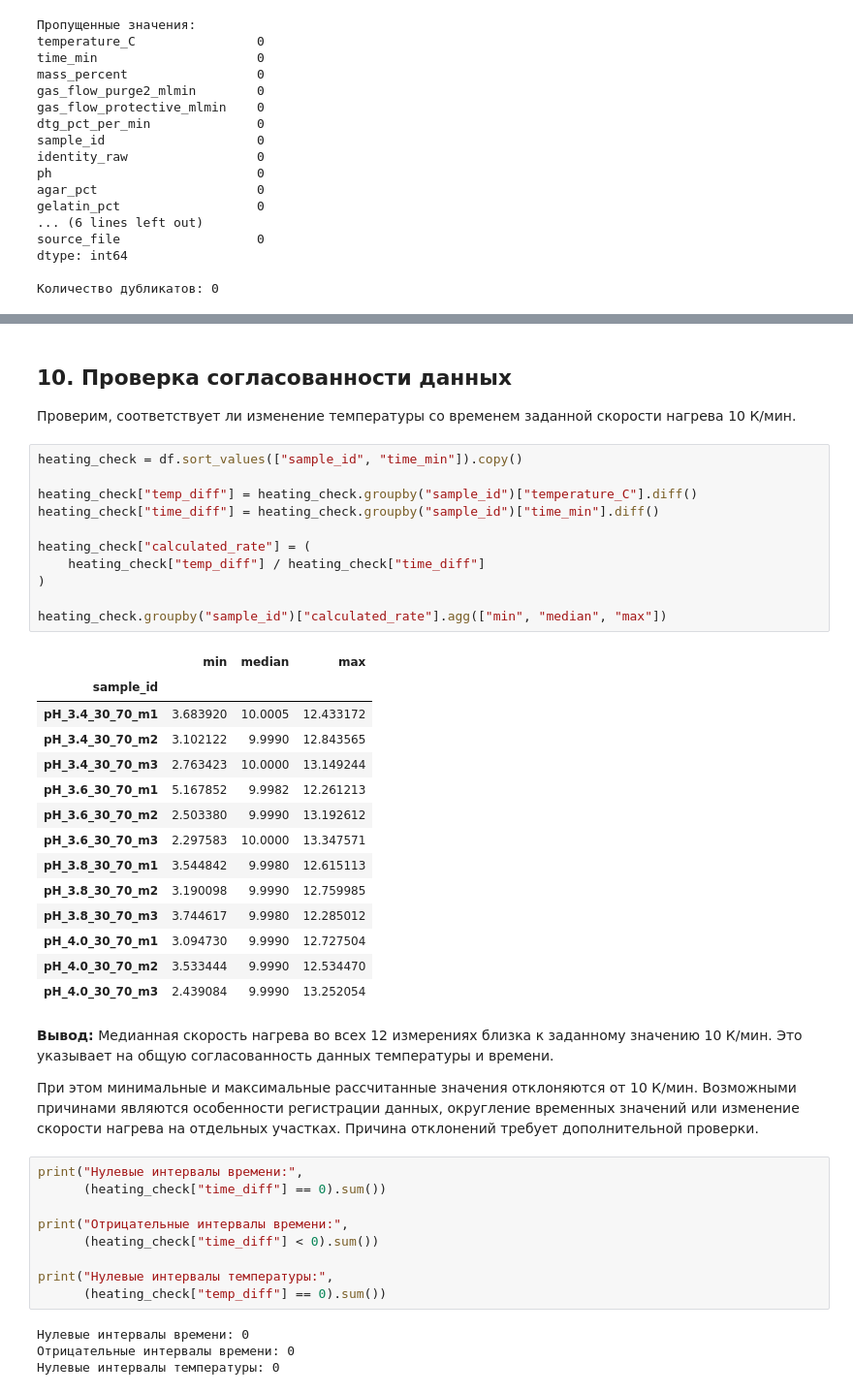
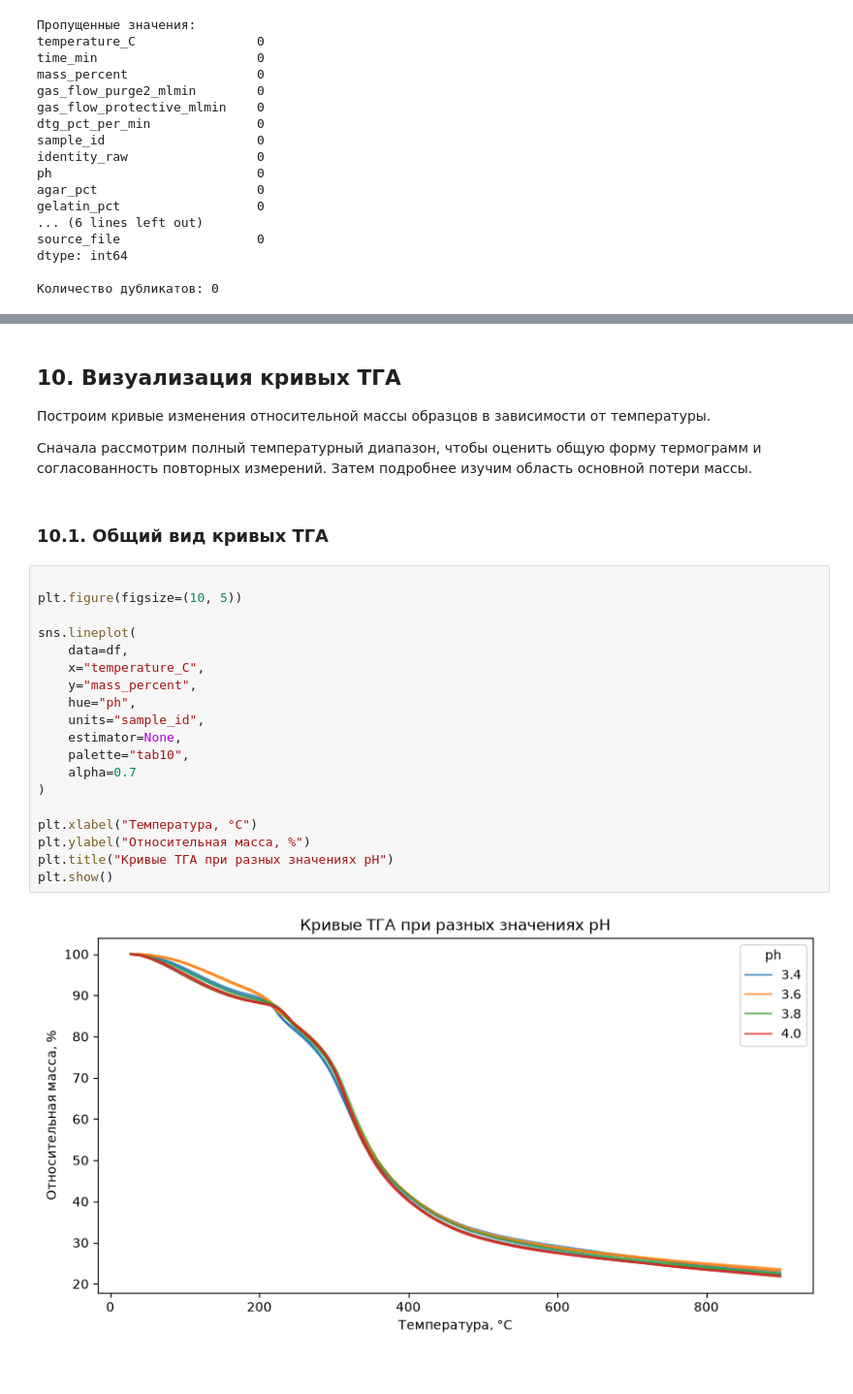
Before and after one commit to needsleep42/data_project_sharypova, a Jupyter notebook: notebooks/EDA.ipynb, the cells around one changed output, grey strips where cells are left out. Shown at 97% size. Saved outputs shown, nothing was run; the diff lists cells and outputs as text.

```diff
--- a/notebooks/EDA.ipynb
+++ b/notebooks/EDA.ipynb
@@ -316,48 +393,31 @@ plt.show()
 # %% [markdown]
-## 10. Проверка согласованности данных
 
-Проверим, соответствует ли изменение температуры со временем заданной скорости нагрева 10 К/мин.
+## 10. Визуализация кривых ТГА
+
+Построим кривые изменения относительной массы образцов в зависимости от температуры.
+
+Сначала рассмотрим полный температурный диапазон, чтобы оценить общую форму термограмм и согласованность повторных измерений. Затем подробнее изучим область основной потери массы.
-# %%
-heating_check = df.sort_values(["sample_id", "time_min"]).copy()
-
-heating_check["temp_diff"] = heating_check.groupby("sample_id")["temperature_C"].diff()
-heating_check["time_diff"] = heating_check.groupby("sample_id")["time_min"].diff()
-
-heating_check["calculated_rate"] = (
-    heating_check["temp_diff"] / heating_check["time_diff"]
-)
-
-heating_check.groupby("sample_id")["calculated_rate"].agg(["min", "median", "max"])
-# %% [output]
-|  | min | median | max |
-| sample_id |  |  |  |
-| pH_3.4_30_70_m1 | 3.683920 | 10.0005 | 12.433172 |
-| pH_3.4_30_70_m2 | 3.102122 | 9.9990 | 12.843565 |
-| pH_3.4_30_70_m3 | 2.763423 | 10.0000 | 13.149244 |
-| pH_3.6_30_70_m1 | 5.167852 | 9.9982 | 12.261213 |
-| pH_3.6_30_70_m2 | 2.503380 | 9.9990 | 13.192612 |
-| pH_3.6_30_70_m3 | 2.297583 | 10.0000 | 13.347571 |
-| pH_3.8_30_70_m1 | 3.544842 | 9.9980 | 12.615113 |
-| pH_3.8_30_70_m2 | 3.190098 | 9.9990 | 12.759985 |
-| pH_3.8_30_70_m3 | 3.744617 | 9.9980 | 12.285012 |
-| pH_4.0_30_70_m1 | 3.094730 | 9.9990 | 12.727504 |
-| pH_4.0_30_70_m2 | 3.533444 | 9.9990 | 12.534470 |
-| pH_4.0_30_70_m3 | 2.439084 | 9.9990 | 13.252054 |
 # %% [markdown]
-**Вывод:** Медианная скорость нагрева во всех 12 измерениях близка к заданному значению 10 К/мин. Это указывает на общую согласованность данных температуры и времени.
-
-При этом минимальные и максимальные рассчитанные значения отклоняются от 10 К/мин. Возможными причинами являются особенности регистрации данных, округление временных значений или изменение скорости нагрева на отдельных участках. Причина отклонений требует дополнительной проверки.
+### 10.1. Общий вид кривых ТГА
 # %%
-print("Нулевые интервалы времени:",
-      (heating_check["time_diff"] == 0).sum())
 
-print("Отрицательные интервалы времени:",
-      (heating_check["time_diff"] < 0).sum())
+plt.figure(figsize=(10, 5))
 
-print("Нулевые интервалы температуры:",
-      (heating_check["temp_diff"] == 0).sum())
+sns.lineplot(
+    data=df,
+    x="temperature_C",
+    y="mass_percent",
+    hue="ph",
+    units="sample_id",
+    estimator=None,
+    palette="tab10",
+    alpha=0.7
+)
+
+plt.xlabel("Температура, °C")
+plt.ylabel("Относительная масса, %")
+plt.title("Кривые ТГА при разных значениях pH")
+plt.show()
 # %% [output]
-Нулевые интервалы времени: 0
-Отрицательные интервалы времени: 0
-Нулевые интервалы температуры: 0
+[figure, added]
 # %% [markdown]
```
Also changed, not shown: parts of 52 cells of this notebook, 1 other file.
